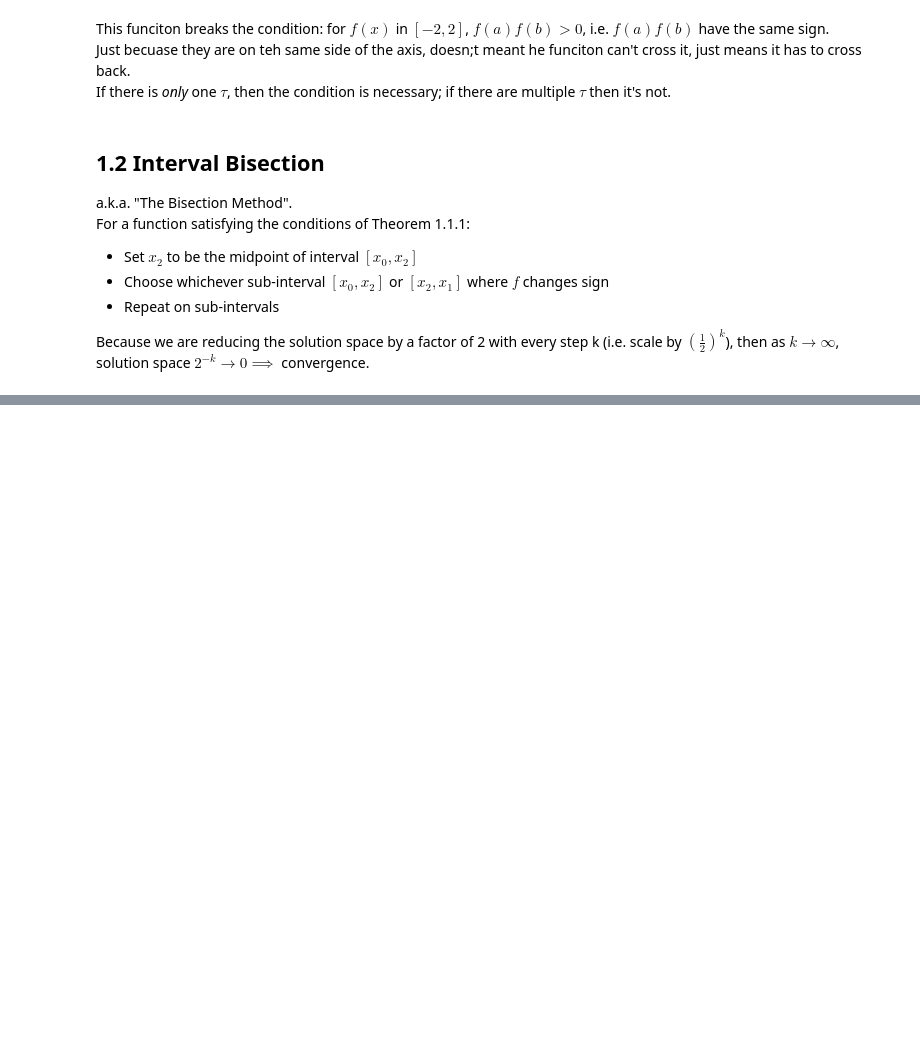
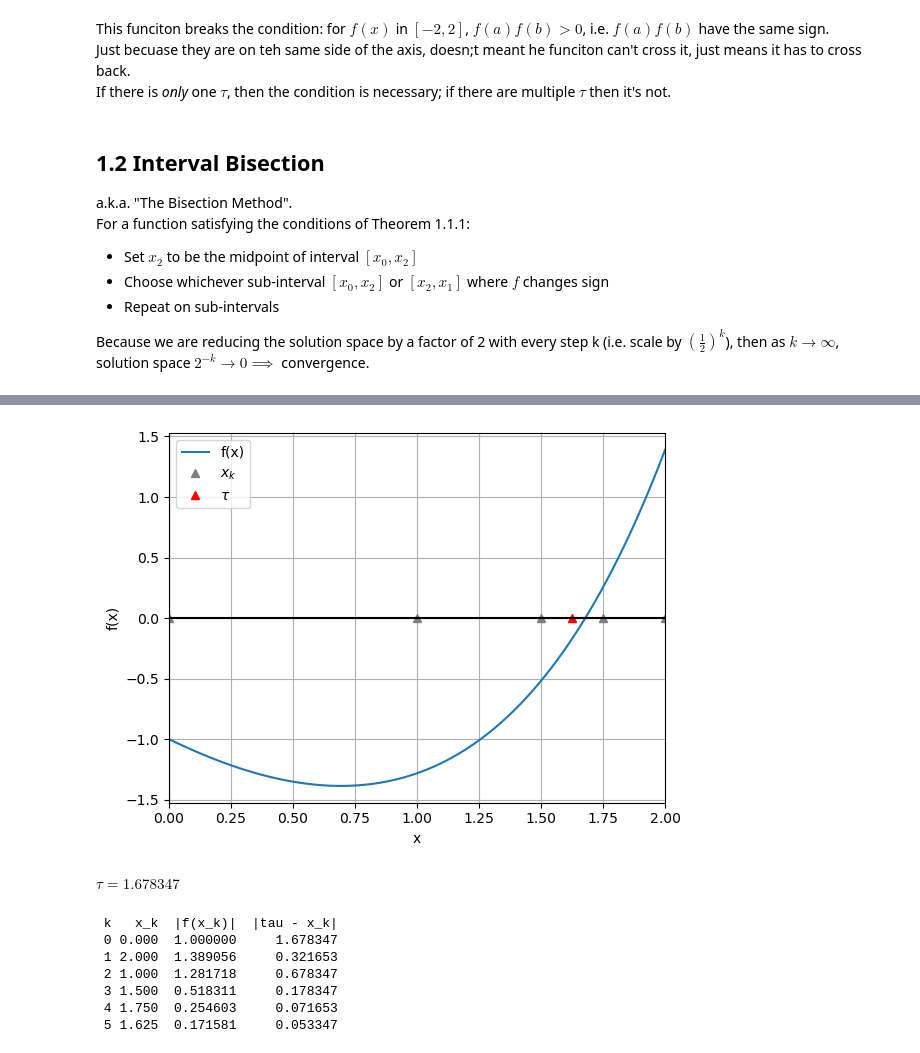
Before and after one commit to CaoimheMannion/Maths, a Jupyter notebook: MA385.ipynb, the cells around one changed output, grey strips where cells are left out. Cells and saved outputs as stored; diff of their text form; code cells hidden in the pictures; blank space fills up the shorter version.

```diff
--- a/MA385.ipynb
+++ b/MA385.ipynb
@@ -79,11 +57,13 @@ def bisection(f, a, b, eps):
 # %%
-def bisection_plot(f, a, b, eps):
+def bisection(f, a, b, eps=10**(-10), K=None):
     true_soln = root_scalar(f, bracket=[a, b], xtol=1e-15).root
     x_k_all = [a, b]
+    if K != None:
+        eps = 10**(-30)
     if abs(f(a)) <= eps:
-        print(r"\tau = ", a)
+        x_k_all = [a]
     elif abs(f(b)) <= eps:
-        print(r"\tau = ", b)
+        x_k_all = [a, b]
     else:
         x_L, x_R = a, b
         k = 2
@@ -97,16 +77,15 @@ def bisection_plot(f, a, b, eps):
                 x_L = x_k
             if abs(f(x_k)) <= eps:
                 cont = False
-                print(r"\tau = ", x_k)
             else:
                 k += 1
-                cont = True
-    print("k = ", k)
+                if K != None and k >= K:
+                    cont = False
 
     x = np.linspace(a, b, 401)
     plt.plot(x, f(x))
-    plt.plot(x_k_all[:-1], [0]*(len(x_k_all)-1), "^", color = "gray")
-    plt.plot(x_k_all[-1], [0], "^", color = "r")
+    plt.plot(x_k_all, [0]*(len(x_k_all)), "^", color = "gray")
+    plt.plot(true_soln, [0], "^", color = "r")
     plt.legend(['f(x)', '$x_k$','$\\tau$'])
     plt.axhline(0, color='k', linewidth=1.5)  # x-axis
     plt.axvline(0, color='k', linewidth=1.5)  # y-axis
@@ -116,8 +95,9 @@ def bisection_plot(f, a, b, eps):
     plt.show()
 
     k_all = range(k+2)
-    fxk_all = [f(xk) for xk in x_k_all]
+    fxk_all = [abs(f(xk)) for xk in x_k_all]
     err_bound = [abs(true_soln - xk) for xk in x_k_all]
+    display(Latex(rf"$\tau = {true_soln:.6f}$"))
 
     df = pd.DataFrame(zip(k_all, x_k_all, fxk_all, err_bound), columns = ["k", "x_k", "|f(x_k)|", "|tau - x_k|"])
     print(df.to_string(index = False))
@@ -157,0 +156,14 @@ $$ |\tau = x_0| \leq (\frac{1}{2})^{k-1}|b-a| \text{, for } k = 2, 3, 4, ... $$
+# %%
+def f3(x):
+    return np.exp(x)-2*x-2
+bisection(f3, 0, 2, K=6)
+# %% [output]
+[figure, added]
+$\tau = 1.678347$
+ k   x_k  |f(x_k)|  |tau - x_k|
+ 0 0.000  1.000000     1.678347
+ 1 2.000  1.389056     0.321653
+ 2 1.000  1.281718     0.678347
+ 3 1.500  0.518311     0.178347
+ 4 1.750  0.254603     0.071653
+ 5 1.625  0.171581     0.053347
```
Also changed, not shown: parts of 9 cells of this notebook.
